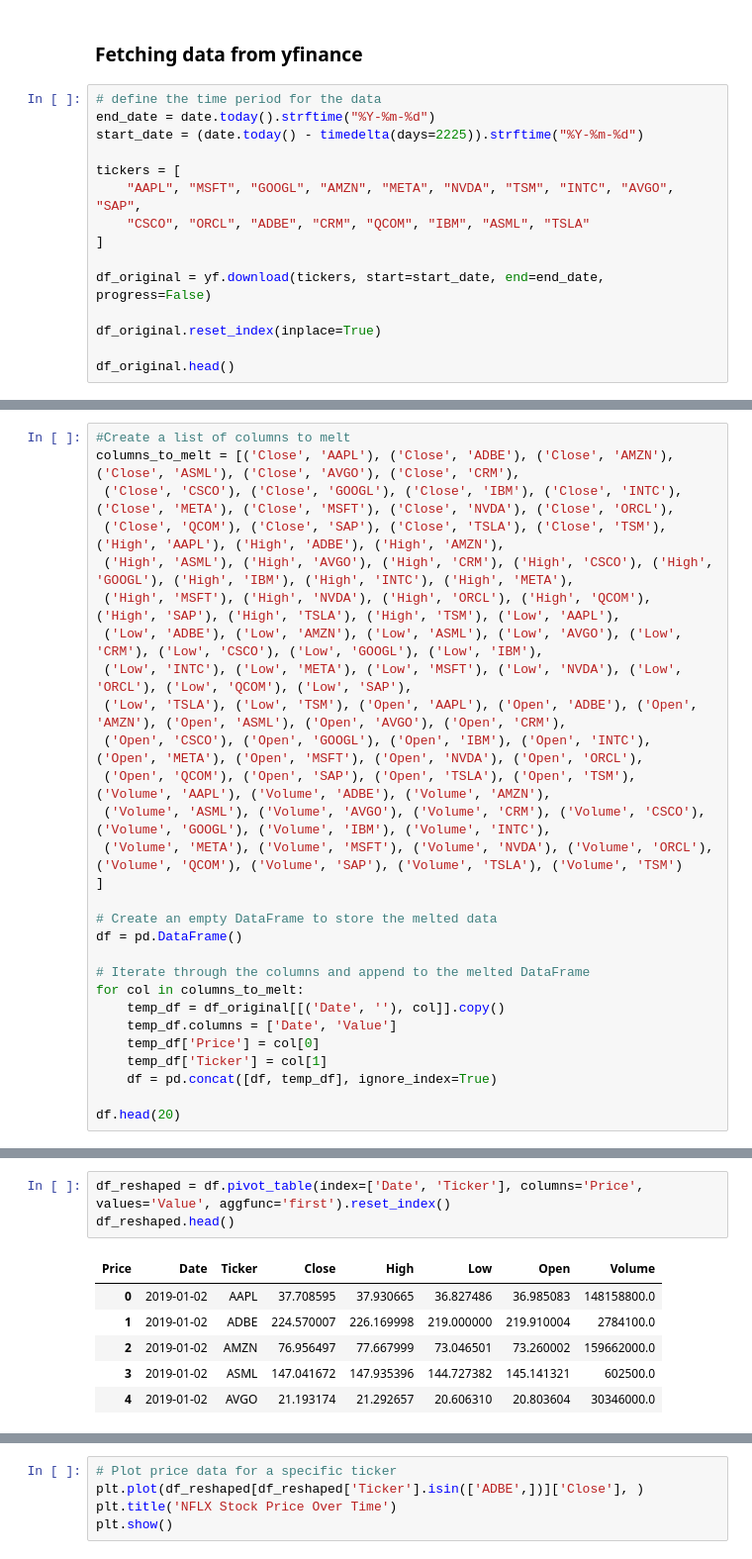
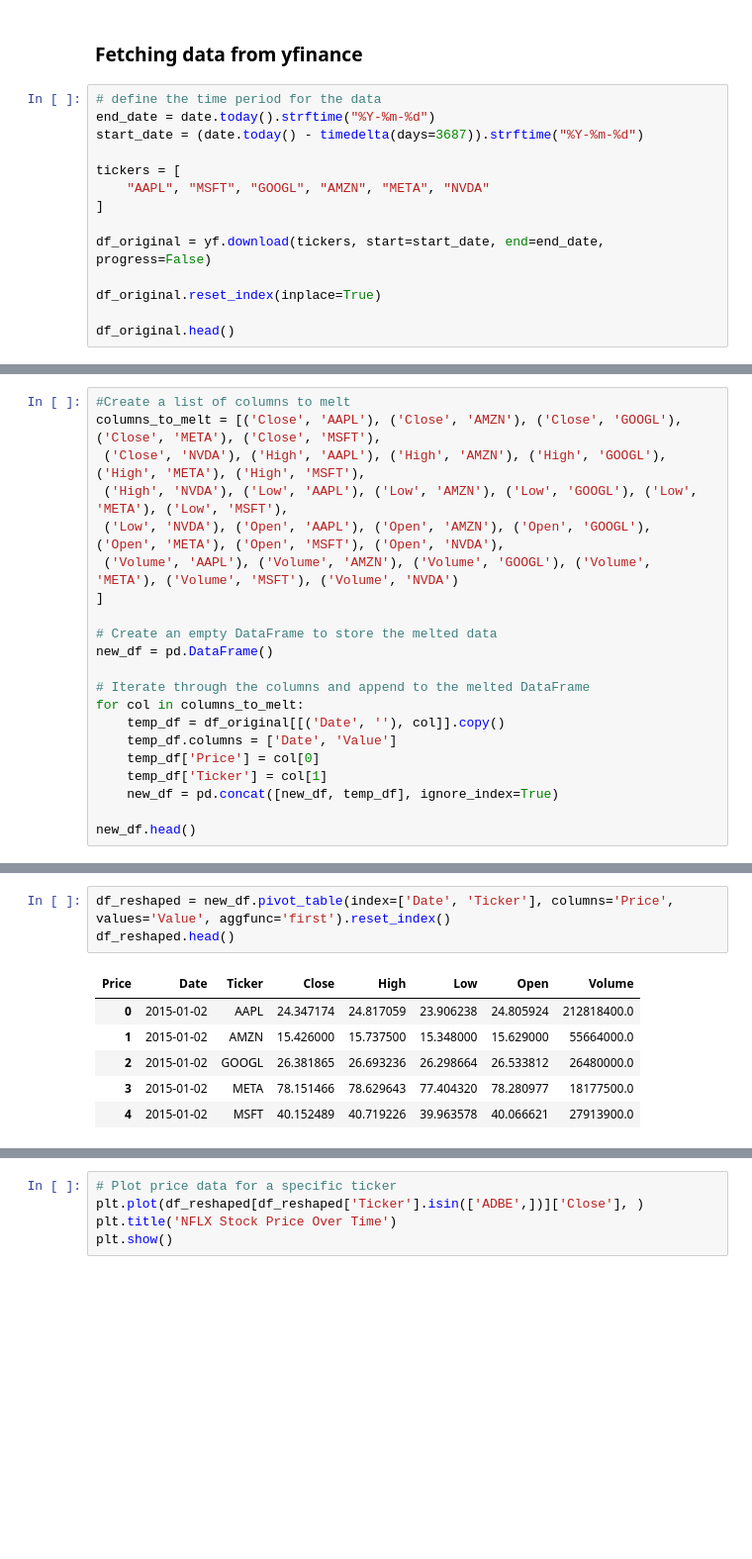
Before and after one commit to modyreturn/Stock-Market-Analysis, a Jupyter notebook: Stock_Analysis.ipynb, the cells around one changed output, grey strips where cells are left out. Shown: that part at 99% size. Saved outputs shown, nothing was run; the diff lists cells and outputs as text; blank space fills up the shorter version.

```diff
--- a/Stock_Analysis.ipynb
+++ b/Stock_Analysis.ipynb
@@ -13,11 +13,10 @@ warnings.filterwarnings("ignore")
 # %%
 # define the time period for the data
 end_date = date.today().strftime("%Y-%m-%d")
-start_date = (date.today() - timedelta(days=2225)).strftime("%Y-%m-%d")
+start_date = (date.today() - timedelta(days=3687)).strftime("%Y-%m-%d")
 
 tickers = [
-    "AAPL", "MSFT", "GOOGL", "AMZN", "META", "NVDA", "TSM", "INTC", "AVGO", "SAP",
-    "CSCO", "ORCL", "ADBE", "CRM", "QCOM", "IBM", "ASML", "TSLA"
+    "AAPL", "MSFT", "GOOGL", "AMZN", "META", "NVDA"
 ]
 
 df_original = yf.download(tickers, start=start_date, end=end_date, progress=False)
@@ -57,21 +38,14 @@ list(df_original.columns)
 # %%
 #Create a list of columns to melt
-columns_to_melt = [('Close', 'AAPL'), ('Close', 'ADBE'), ('Close', 'AMZN'), ('Close', 'ASML'), ('Close', 'AVGO'), ('Close', 'CRM'),
- ('Close', 'CSCO'), ('Close', 'GOOGL'), ('Close', 'IBM'), ('Close', 'INTC'), ('Close', 'META'), ('Close', 'MSFT'), ('Close', 'NVDA'), ('Close', 'ORCL'),
- ('Close', 'QCOM'), ('Close', 'SAP'), ('Close', 'TSLA'), ('Close', 'TSM'), ('High', 'AAPL'), ('High', 'ADBE'), ('High', 'AMZN'),
- ('High', 'ASML'), ('High', 'AVGO'), ('High', 'CRM'), ('High', 'CSCO'), ('High', 'GOOGL'), ('High', 'IBM'), ('High', 'INTC'), ('High', 'META'),
- ('High', 'MSFT'), ('High', 'NVDA'), ('High', 'ORCL'), ('High', 'QCOM'), ('High', 'SAP'), ('High', 'TSLA'), ('High', 'TSM'), ('Low', 'AAPL'),
- ('Low', 'ADBE'), ('Low', 'AMZN'), ('Low', 'ASML'), ('Low', 'AVGO'), ('Low', 'CRM'), ('Low', 'CSCO'), ('Low', 'GOOGL'), ('Low', 'IBM'),
- ('Low', 'INTC'), ('Low', 'META'), ('Low', 'MSFT'), ('Low', 'NVDA'), ('Low', 'ORCL'), ('Low', 'QCOM'), ('Low', 'SAP'),
- ('Low', 'TSLA'), ('Low', 'TSM'), ('Open', 'AAPL'), ('Open', 'ADBE'), ('Open', 'AMZN'), ('Open', 'ASML'), ('Open', 'AVGO'), ('Open', 'CRM'),
- ('Open', 'CSCO'), ('Open', 'GOOGL'), ('Open', 'IBM'), ('Open', 'INTC'), ('Open', 'META'), ('Open', 'MSFT'), ('Open', 'NVDA'), ('Open', 'ORCL'),
- ('Open', 'QCOM'), ('Open', 'SAP'), ('Open', 'TSLA'), ('Open', 'TSM'), ('Volume', 'AAPL'), ('Volume', 'ADBE'), ('Volume', 'AMZN'),
- ('Volume', 'ASML'), ('Volume', 'AVGO'), ('Volume', 'CRM'), ('Volume', 'CSCO'), ('Volume', 'GOOGL'), ('Volume', 'IBM'), ('Volume', 'INTC'),
- ('Volume', 'META'), ('Volume', 'MSFT'), ('Volume', 'NVDA'), ('Volume', 'ORCL'), ('Volume', 'QCOM'), ('Volume', 'SAP'), ('Volume', 'TSLA'), ('Volume', 'TSM')
+columns_to_melt = [('Close', 'AAPL'), ('Close', 'AMZN'), ('Close', 'GOOGL'), ('Close', 'META'), ('Close', 'MSFT'),
+ ('Close', 'NVDA'), ('High', 'AAPL'), ('High', 'AMZN'), ('High', 'GOOGL'), ('High', 'META'), ('High', 'MSFT'),
+ ('High', 'NVDA'), ('Low', 'AAPL'), ('Low', 'AMZN'), ('Low', 'GOOGL'), ('Low', 'META'), ('Low', 'MSFT'),
+ ('Low', 'NVDA'), ('Open', 'AAPL'), ('Open', 'AMZN'), ('Open', 'GOOGL'), ('Open', 'META'), ('Open', 'MSFT'), ('Open', 'NVDA'),
+ ('Volume', 'AAPL'), ('Volume', 'AMZN'), ('Volume', 'GOOGL'), ('Volume', 'META'), ('Volume', 'MSFT'), ('Volume', 'NVDA')
 ]
 
 # Create an empty DataFrame to store the melted data
-df = pd.DataFrame()
+new_df = pd.DataFrame()
 
 # Iterate through the columns and append to the melted DataFrame
 for col in columns_to_melt:
@@ -79,8 +53,8 @@ for col in columns_to_melt:
     temp_df.columns = ['Date', 'Value']
     temp_df['Price'] = col[0]
     temp_df['Ticker'] = col[1]
-    df = pd.concat([df, temp_df], ignore_index=True)
+    new_df = pd.concat([new_df, temp_df], ignore_index=True)
 
-df.head(20)
+new_df.head()
 # %% [output]
 |  | Date | Value | Price | Ticker |
@@ -103,13 +66,13 @@ df.head(20)
 # %%
-df_reshaped = df.pivot_table(index=['Date', 'Ticker'], columns='Price', values='Value', aggfunc='first').reset_index()
+df_reshaped = new_df.pivot_table(index=['Date', 'Ticker'], columns='Price', values='Value', aggfunc='first').reset_index()
 df_reshaped.head()
 # %% [output]
 | Price | Date | Ticker | Close | High | Low | Open | Volume |
-| 0 | 2019-01-02 | AAPL | 37.708595 | 37.930665 | 36.827486 | 36.985083 | 148158800.0 |
-| 1 | 2019-01-02 | ADBE | 224.570007 | 226.169998 | 219.000000 | 219.910004 | 2784100.0 |
-| 2 | 2019-01-02 | AMZN | 76.956497 | 77.667999 | 73.046501 | 73.260002 | 159662000.0 |
-| 3 | 2019-01-02 | ASML | 147.041672 | 147.935396 | 144.727382 | 145.141321 | 602500.0 |
-| 4 | 2019-01-02 | AVGO | 21.193174 | 21.292657 | 20.606310 | 20.803604 | 30346000.0 |
+| 0 | 2015-01-02 | AAPL | 24.347174 | 24.817059 | 23.906238 | 24.805924 | 212818400.0 |
+| 1 | 2015-01-02 | AMZN | 15.426000 | 15.737500 | 15.348000 | 15.629000 | 55664000.0 |
+| 2 | 2015-01-02 | GOOGL | 26.381865 | 26.693236 | 26.298664 | 26.533812 | 26480000.0 |
+| 3 | 2015-01-02 | META | 78.151466 | 78.629643 | 77.404320 | 78.280977 | 18177500.0 |
+| 4 | 2015-01-02 | MSFT | 40.152489 | 40.719226 | 39.963578 | 40.066621 | 27913900.0 |
 # %%
 df_reshaped.info()
 # %% [output]
```
Also changed, not shown: parts of 8 cells of this notebook, 1 other file.
